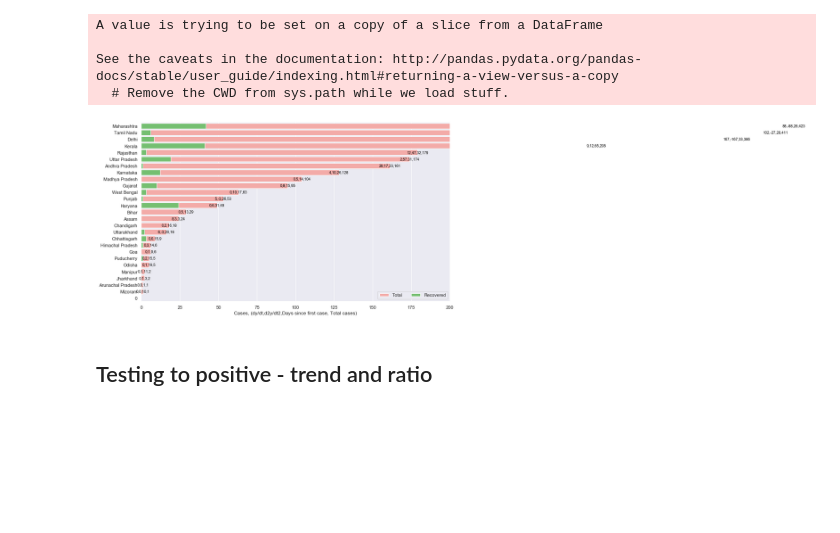
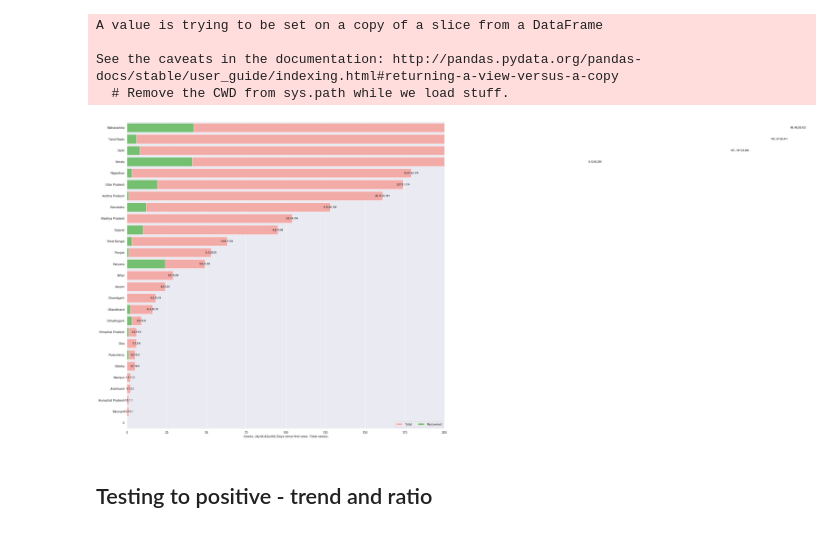
Before and after one commit to baladutt/modeling-epidemics-COVID-19, a Jupyter notebook: Visualize-Analyze-Current-State.ipynb, the cells around one changed output. Cells and saved outputs as stored; diff of their text form; code cells hidden in the pictures; blank space fills up the shorter version.

```diff
--- a/Visualize-Analyze-Current-State.ipynb
+++ b/Visualize-Analyze-Current-State.ipynb
@@ -192,37 +192,37 @@ warnings.filterwarnings('ignore')
 %matplotlib inline
 sns.set()
 
-f, ax = pyplot.subplots(figsize=(12, 8))
+f, ax = pyplot.subplots(figsize=(18, 20))
 covidIndiaLastDayDataDf['Name of State / UT']=covidIndiaLastDayDataDf['State/UnionTerritory']
 covidIndiaLastDayDataDf['Total cases']=covidIndiaLastDayDataDf['Confirmed']
 covidIndiaLastDayDataDf['Cured/Discharged/Migrated']=covidIndiaLastDayDataDf['Cured']
 data = covidIndiaLastDayDataDf[['Name of State / UT','Total cases','Cured/Discharged/Migrated','Deaths', 'dy_dt', 'd2y_dt2', 'days']]
 
 data.sort_values('Total cases',ascending=False,inplace=True)
 sns.set_color_codes("pastel")
 sns.barplot(x="Total cases", y="Name of State / UT", data=data,
             label="Total", color="r", ci=None)
 
 sns.set_color_codes("muted")
 g =sns.barplot(x="Cured/Discharged/Migrated", y="Name of State / UT", data=data,
             label="Recovered", color="g", ci=None)
 
 
 # Add a legend and informative axis label
 ax.legend(ncol=2, loc="lower right", frameon=True)
 ax.set(xlim=(0, 200), ylabel="",
        xlabel="Cases, (dy/dt,d2y/dt2,Days since first case, Total cases)")
 sns.despine(left=True, bottom=True)
 
 
 order = 0
 for index, row in data.iterrows():
     val = str(int(row['dy_dt'])) + "," + str(int(row['d2y_dt2'])) + "," + str(int(row['days'])) + ","+str(row["Total cases"])
     if val != "0,0,0,0":
         g.text(row["Total cases"], order, val, color='black', ha="center", fontsize=9, horizontalalignment='left',  verticalalignment='center')
     order += 1
 # %% [output]
-[figure, old version]
+[figure, new version]
 # %% [markdown]
 ## Testing to positive - trend and ratio
 # %%
```
Also changed, not shown: 6 other files.
